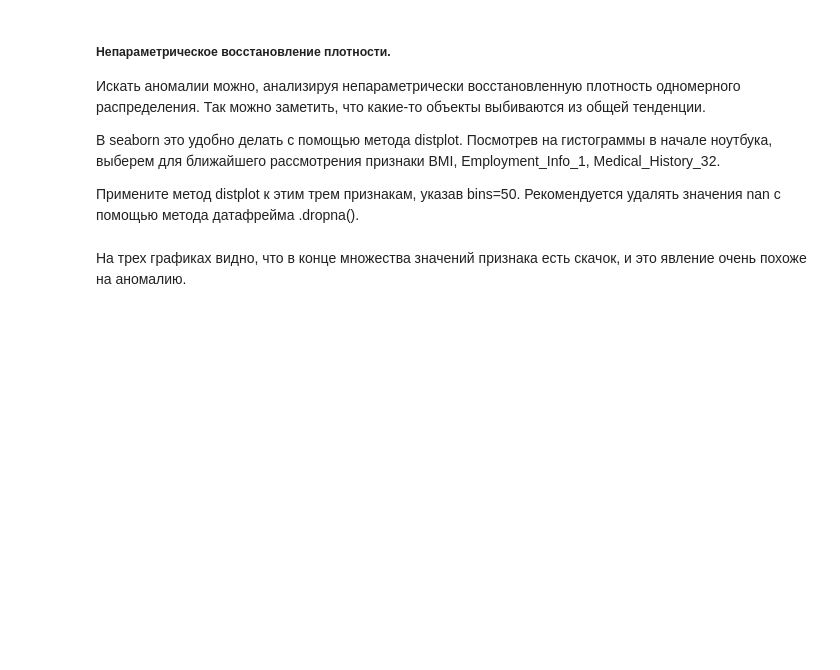
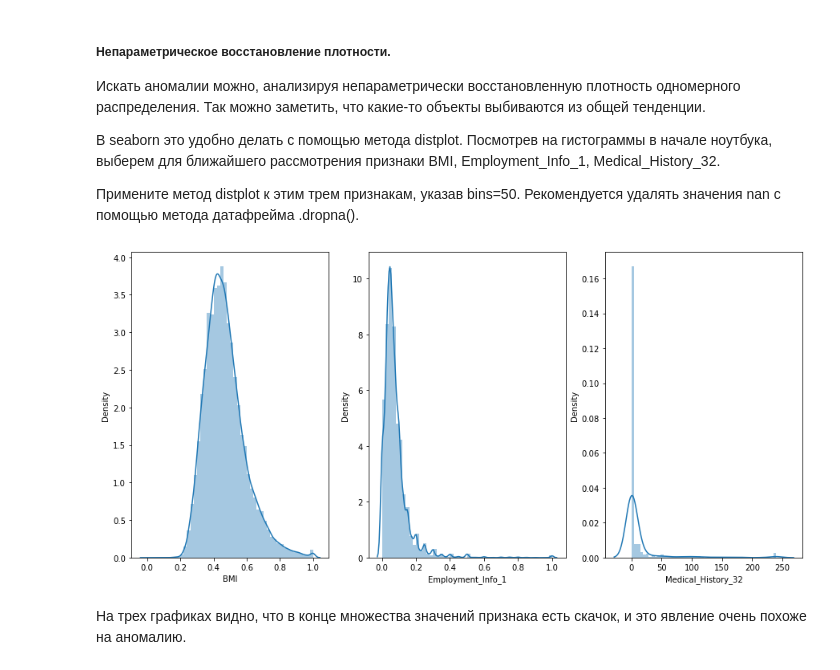
Before and after one commit to locacazador/pythonML, a Jupyter notebook: III course - unsupervised-learning/visualization/VisualizationPeerReview.ipynb, the cells around one changed output. Cells and saved outputs as stored; diff of their text form; code cells hidden in the pictures; blank space fills up the shorter version.

```diff
--- a/III course - unsupervised-learning/visualization/VisualizationPeerReview.ipynb
+++ b/III course - unsupervised-learning/visualization/VisualizationPeerReview.ipynb
@@ -404,3 +415,10 @@ labels = svm_.predict(sdata[person_features])
+# %%
+list_of_features = ['BMI', 'Employment_Info_1', 'Medical_History_32']
+fig, axes = plt.subplots(1,3, figsize = (15,7))
+for index, feature in enumerate(list_of_features):
+    seaborn.distplot(data[feature].dropna(), bins = 50, ax = axes[index])
+# %% [output]
+[figure, added]
 # %% [markdown]
 На трех графиках видно, что в конце множества значений признака есть скачок, и это явление очень похоже на аномалию.
 # %% [markdown]
```
Also changed, not shown: parts of 6 cells of this notebook.
